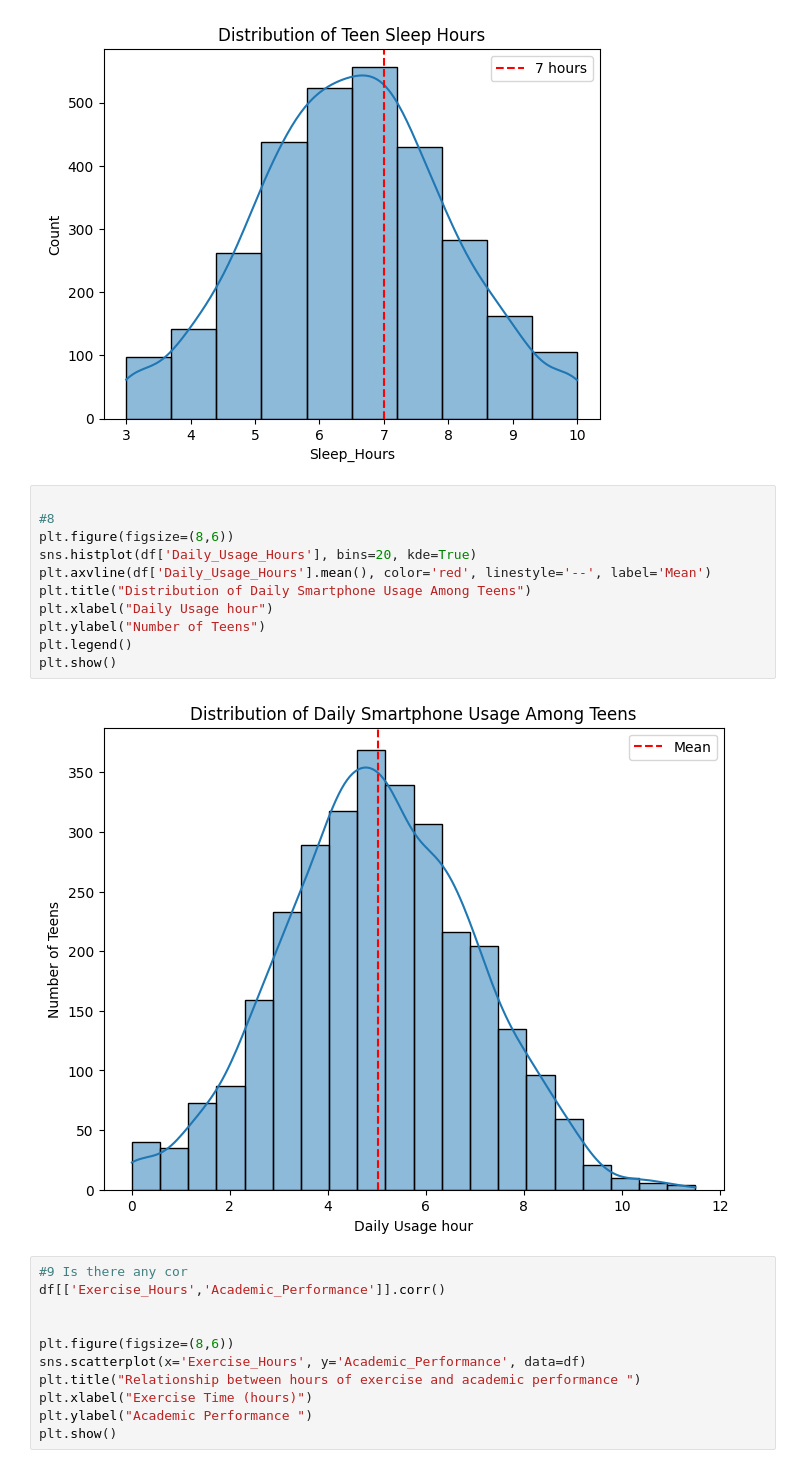
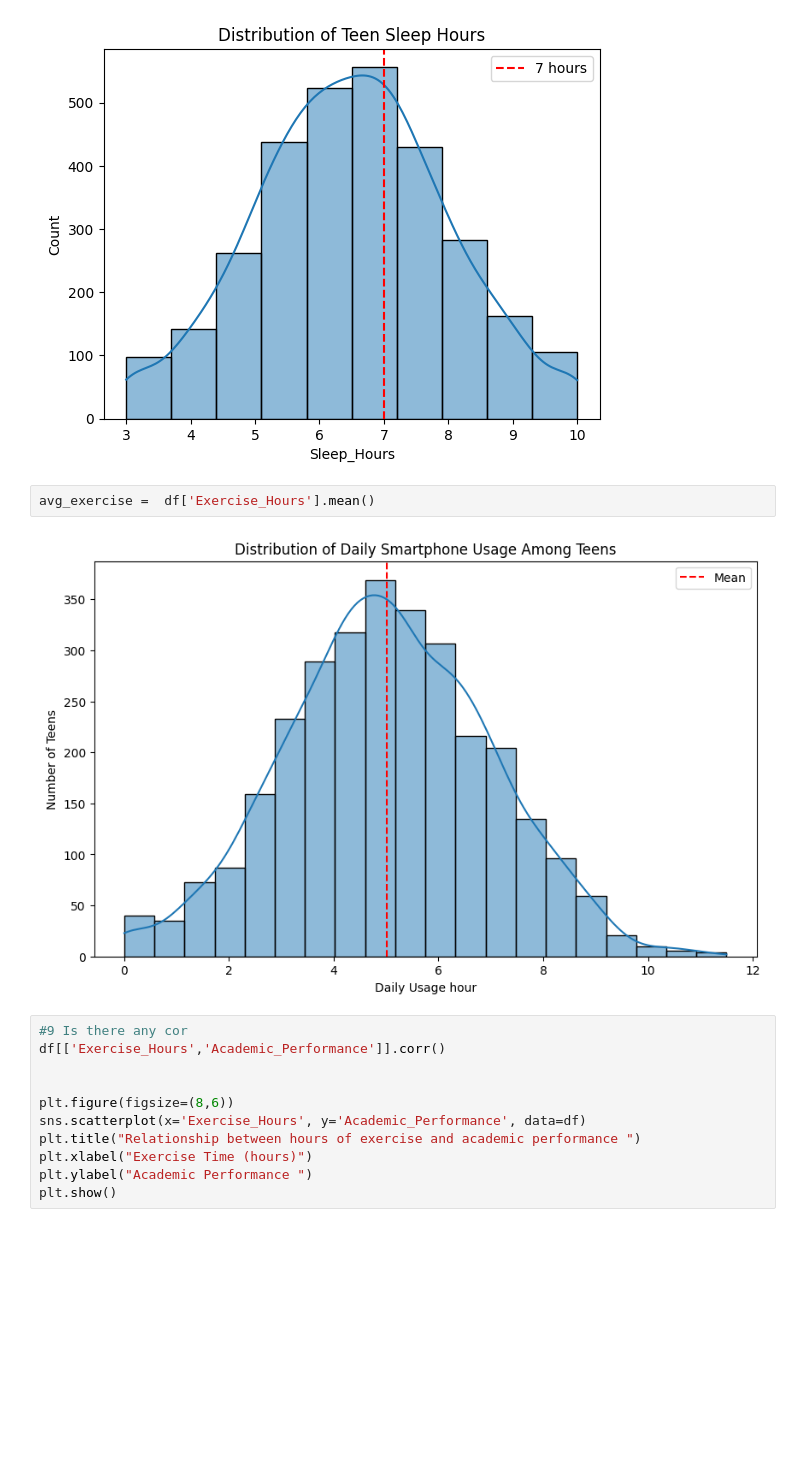
Before and after one commit to Charliee510/async-final-project-yellow-charlie, a Jupyter notebook: main.ipynb, the cells around one changed output. Saved outputs shown, nothing was run; the diff lists cells and outputs as text; blank space fills up the shorter version.

```diff
--- a/main.ipynb
+++ b/main.ipynb
@@ -172,19 +175,10 @@ min         3.000000
 max        10.000000
 Name: Sleep_Hours, dtype: float64
 [figure]
-# %%
-
-#8
-plt.figure(figsize=(8,6))
-sns.histplot(df['Daily_Usage_Hours'], bins=20, kde=True)
-plt.axvline(df['Daily_Usage_Hours'].mean(), color='red', linestyle='--', label='Mean')
-plt.title("Distribution of Daily Smartphone Usage Among Teens")
-plt.xlabel("Daily Usage hour")
-plt.ylabel("Number of Teens")
-plt.legend()
-plt.show()
-# %% [output]
-[figure, removed]
+# %%
+avg_exercise =  df['Exercise_Hours'].mean()
+# %% [output]
+[figure, added]
 # %%
 #9 Is there any cor
 df[['Exercise_Hours','Academic_Performance']].corr()
```
Also changed, not shown: parts of 2 cells of this notebook, 1 other file.
